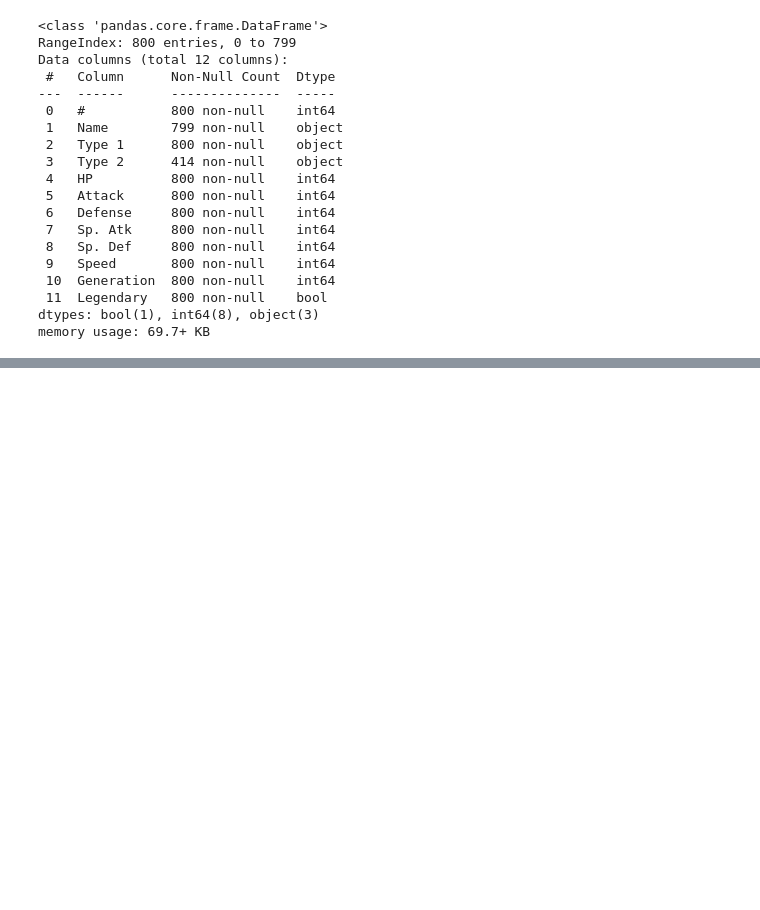
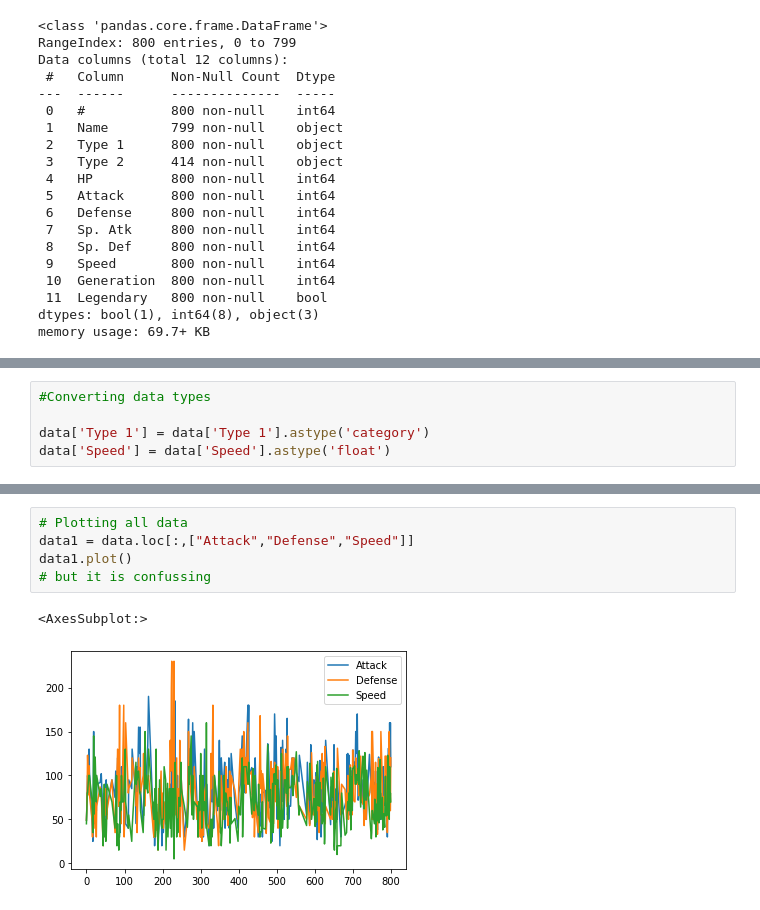
Before and after one commit to emrecavdar/data-science, a Jupyter notebook: data-science-tutorial.ipynb, the cells around one changed output, grey strips where cells are left out. Saved outputs shown, nothing was run; the diff lists cells and outputs as text; blank space fills up the shorter version.

```diff
--- a/data-science-tutorial.ipynb
+++ b/data-science-tutorial.ipynb
@@ -555,0 +731,5 @@ memory usage: 69.7+ KB
+# %%
+#Converting data types
+
+data['Type 1'] = data['Type 1'].astype('category')
+data['Speed'] = data['Speed'].astype('float')
@@ -555,0 +887,8 @@ memory usage: 69.7+ KB
+# %%
+# Plotting all data
+data1 = data.loc[:,["Attack","Defense","Speed"]]
+data1.plot()
+# but it is confussing
+# %% [output]
+<AxesSubplot:>
+[figure, added]
```
Also changed, not shown: parts of 46 cells of this notebook.
